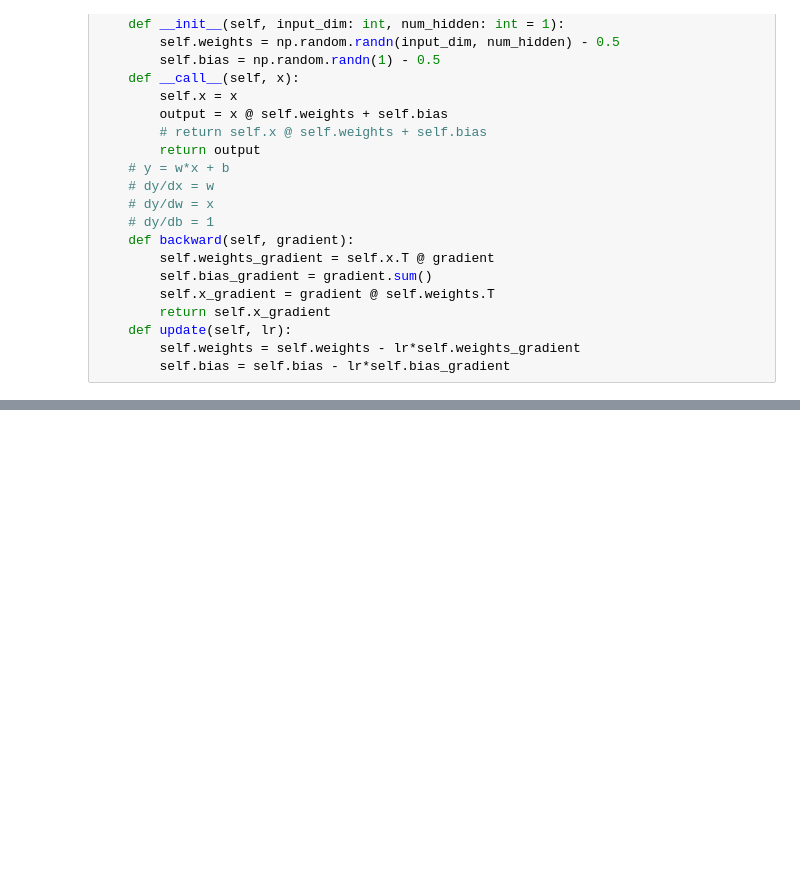
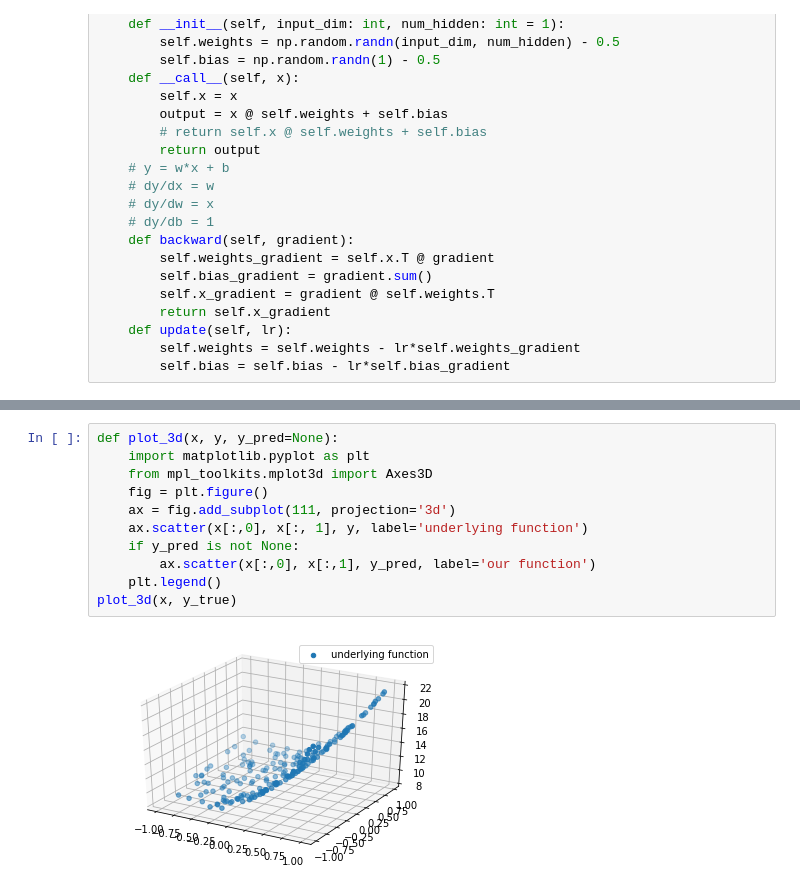
Before and after one commit to hyeon9698/Donghyeon_Cho, a Jupyter notebook: MLOps/week_1/deep_learning_fundamentals_part1_실습.ipynb, the cells around one changed output, grey strips where cells are left out. Saved outputs shown, nothing was run; the diff lists cells and outputs as text; blank space fills up the shorter version.

```diff
--- a/MLOps/week_1/deep_learning_fundamentals_part1_실습.ipynb
+++ b/MLOps/week_1/deep_learning_fundamentals_part1_실습.ipynb
@@ -272,0 +273,13 @@ Epoch 55, loss 0.001868420017307548
+# %%
+def plot_3d(x, y, y_pred=None):
+    import matplotlib.pyplot as plt
+    from mpl_toolkits.mplot3d import Axes3D
+    fig = plt.figure()
+    ax = fig.add_subplot(111, projection='3d')
+    ax.scatter(x[:,0], x[:, 1], y, label='underlying function')
+    if y_pred is not None:
+        ax.scatter(x[:,0], x[:,1], y_pred, label='our function')
+    plt.legend()
+plot_3d(x, y_true)
+# %% [output]
+[figure, added]
```
Also changed, not shown: parts of 17 cells of this notebook.
